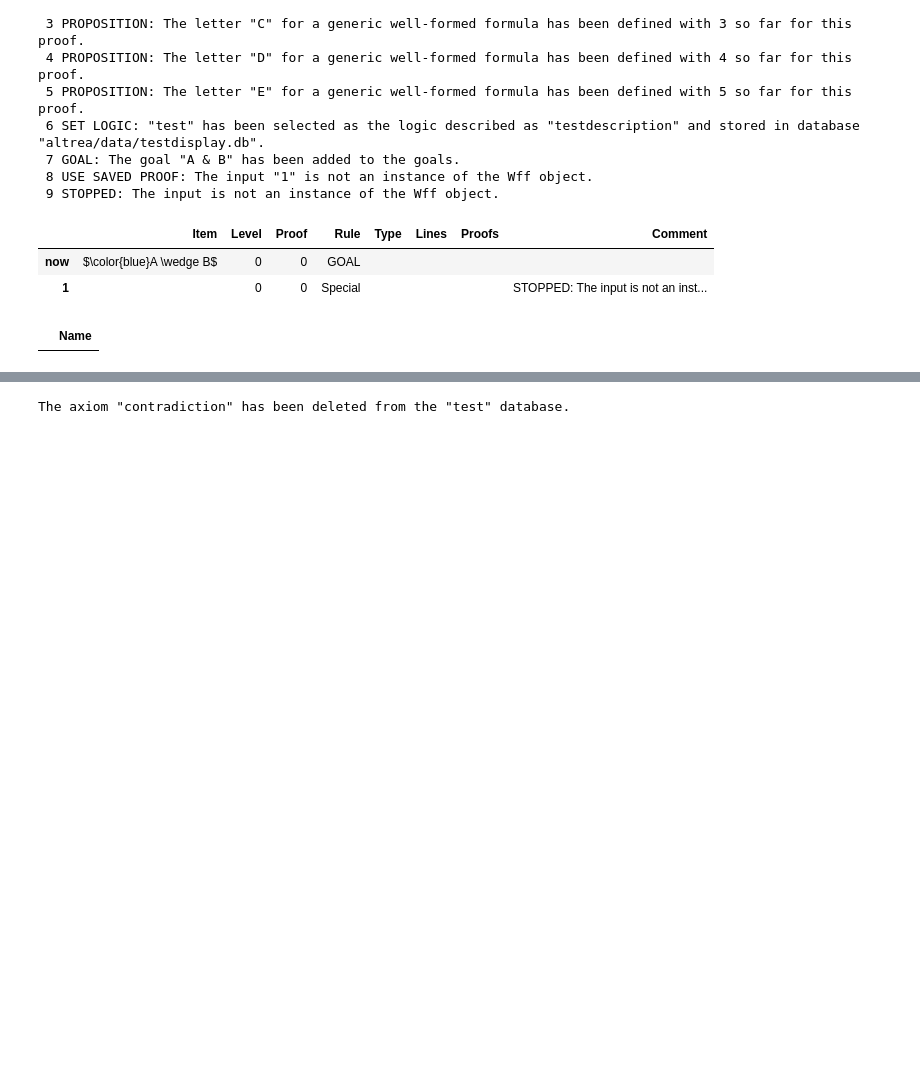
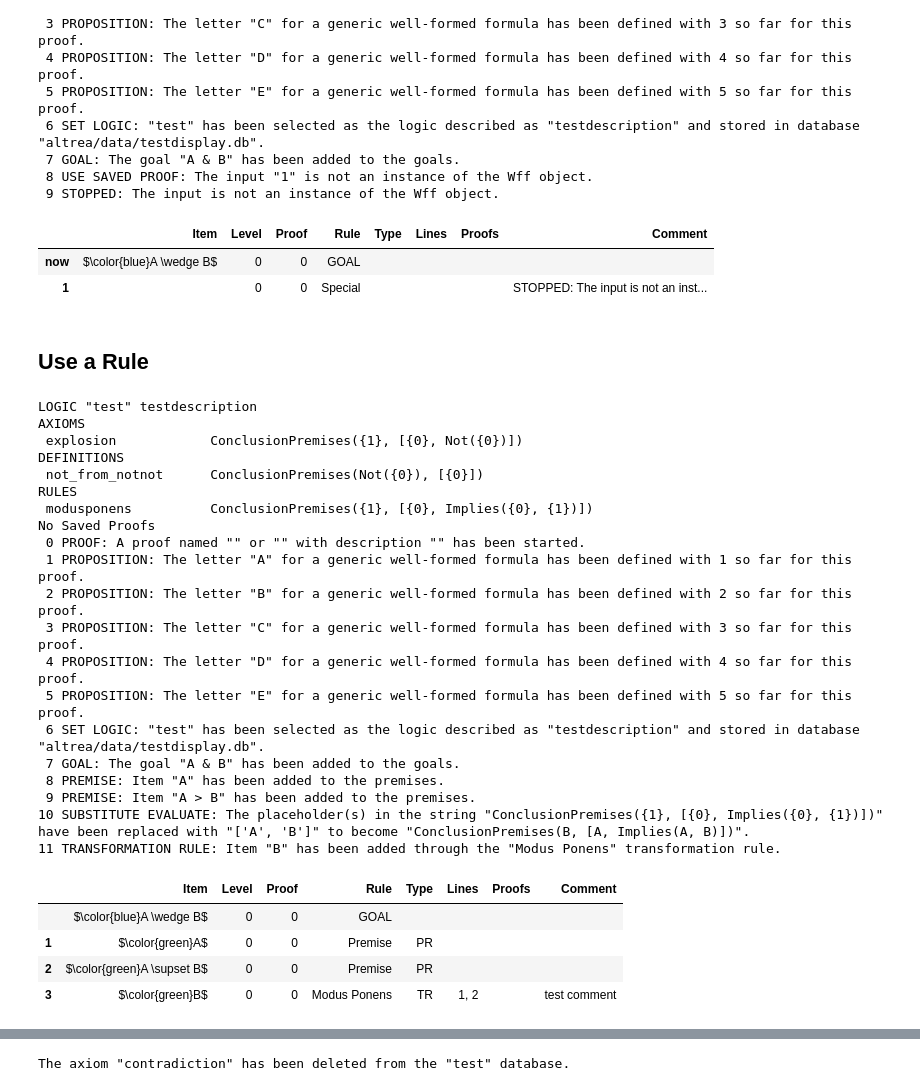
Before and after one commit to FrankHubeny/AltRea, a Jupyter notebook: rules_testcases.ipynb, the cells around one changed output, grey strips where cells are left out. Cells and saved outputs as stored; diff of their text form; code cells hidden in the pictures; blank space fills up the shorter version.

```diff
--- a/rules_testcases.ipynb
+++ b/rules_testcases.ipynb
@@ -4147,12 +4848,8 @@ connectors = [
     (logicname, 'And', 'Conjunction'),
     (logicname, 'Or', 'Disjunction'),
 ]
-intelimrules = [
-    (logicname, t.conjunction_elim_tag, 'self.conjunction_elim_name'),
-    (logicname, t.conjunction_intro_tag, 'self.conjunction_intro_name'),
-    (logicname, t.disjunction_elim_tag, 'self.disjunction_elim_name'),
-    (logicname, t.disjunction_intro_tag, 'self.disjunction_intro_name'),
-
+rules = [
+    (logicname, 'modusponens', 'ConclusionPremises({1}, [{0}, Implies({0}, {1})])', 'Modus Ponens', 'Modus Ponens'),
 ]
 definitions = [
     (logicname, 'not_from_notnot', 'ConclusionPremises(Not({0}), [{0}])', 'Not From Not Not', 'Not Is the Same As What It Negates'),
@@ -4163,5 +4860,5 @@ axioms = [
     #(logicname, 'contradiction', 'ConclusionPremises(And({0}, Not({0})), [])', 'Contradiction', 'All Contradictions Are True'),
 ]
 # clean construction
-altrea.data.addlogic(logicname, logicdisplay, logicdescription, connectors, intelimrules, definitions, axioms)
+altrea.data.addlogic(logicname, logicdisplay, logicdescription, connectors, rules, definitions, axioms)
 # %% [output]
@@ -5110,6 +5801,53 @@ testproof            ConclusionPremises({0}, [])
 |  | Item | Level | Proof | Rule | Type | Lines | Proofs | Comment |
 | now | $\color{blue}A \wedge B$ | 0 | 0 | GOAL |  |  |  |  |
 | 1 |  | 0 | 0 | Special |  |  |  | STOPPED: The input is not an inst... |
+# %% [markdown]
+<a id='rule'></a>
+## Use a Rule
 # %%
+# Clean run
+
+from altrea.wffs import Wff, And, Not, Implies
+from altrea.rules import Proof
+logicname = 'test'
+
+prf = Proof()
+A = prf.proposition('A')
+B = prf.proposition('B')
+C = prf.proposition('C')
+D = prf.proposition('D')
+E = prf.proposition('E')
+prf.setlogic(logicname)
+prf.goal(And(A, B))
+prf.premise(A)
+prf.premise(Implies(A, B))
+prf.rule('modusponens', [A, B], [1, 2], comment='test comment')
+prf.displaylogic()
+prf.displaylog()
+prf.displayproof()
 # %% [output]
+LOGIC "test" testdescription
+AXIOMS
+ explosion            ConclusionPremises({1}, [{0}, Not({0})])
+DEFINITIONS
+ not_from_notnot      ConclusionPremises(Not({0}), [{0}])
+RULES
+ modusponens          ConclusionPremises({1}, [{0}, Implies({0}, {1})])
+No Saved Proofs
+ 0 PROOF: A proof named "" or "" with description "" has been started.
+ 1 PROPOSITION: The letter "A" for a generic well-formed formula has been defined with 1 so far for this proof.
+ 2 PROPOSITION: The letter "B" for a generic well-formed formula has been defined with 2 so far for this proof.
+ 3 PROPOSITION: The letter "C" for a generic well-formed formula has been defined with 3 so far for this proof.
+ 4 PROPOSITION: The letter "D" for a generic well-formed formula has been defined with 4 so far for this proof.
+ 5 PROPOSITION: The letter "E" for a generic well-formed formula has been defined with 5 so far for this proof.
+ 6 SET LOGIC: "test" has been selected as the logic described as "testdescription" and stored in database "altrea/data/testdisplay.db".
+ 7 GOAL: The goal "A & B" has been added to the goals.
+ 8 PREMISE: Item "A" has been added to the premises.
+ 9 PREMISE: Item "A > B" has been added to the premises.
+10 SUBSTITUTE EVALUATE: The placeholder(s) in the string "ConclusionPremises({1}, [{0}, Implies({0}, {1})])" have been replaced with "['A', 'B']" to become "ConclusionPremises(B, [A, Implies(A, B)])".
+11 TRANSFORMATION RULE: Item "B" has been added through the "Modus Ponens" transformation rule.
-|  | Name |
+|  | Item | Level | Proof | Rule | Type | Lines | Proofs | Comment |
+|  | $\color{blue}A \wedge B$ | 0 | 0 | GOAL |  |  |  |  |
+| 1 | $\color{green}A$ | 0 | 0 | Premise | PR |  |  |  |
+| 2 | $\color{green}A \supset B$ | 0 | 0 | Premise | PR |  |  |  |
+| 3 | $\color{green}B$ | 0 | 0 | Modus Ponens | TR | 1, 2 |  | test comment |
```
Also changed, not shown: parts of 32 cells of this notebook, 10 other files.
